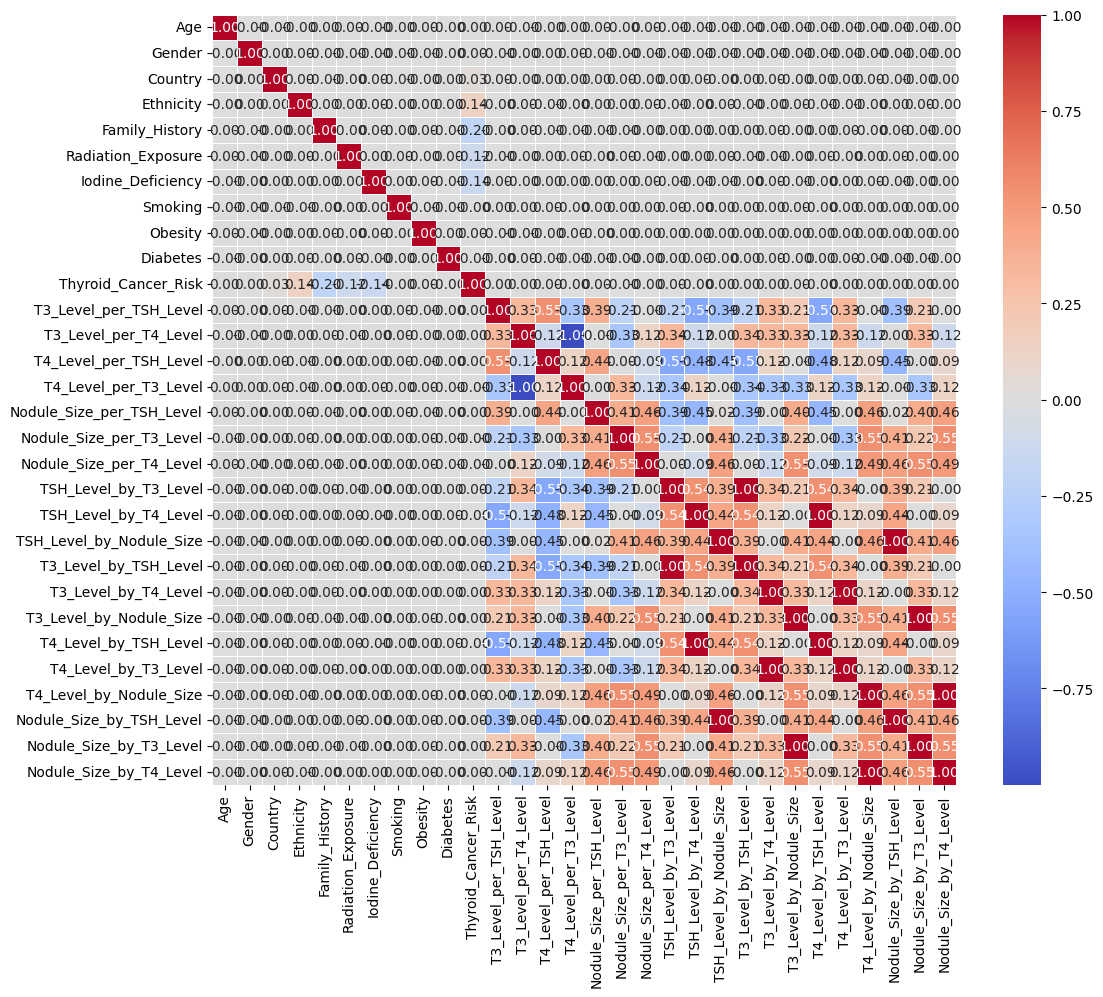
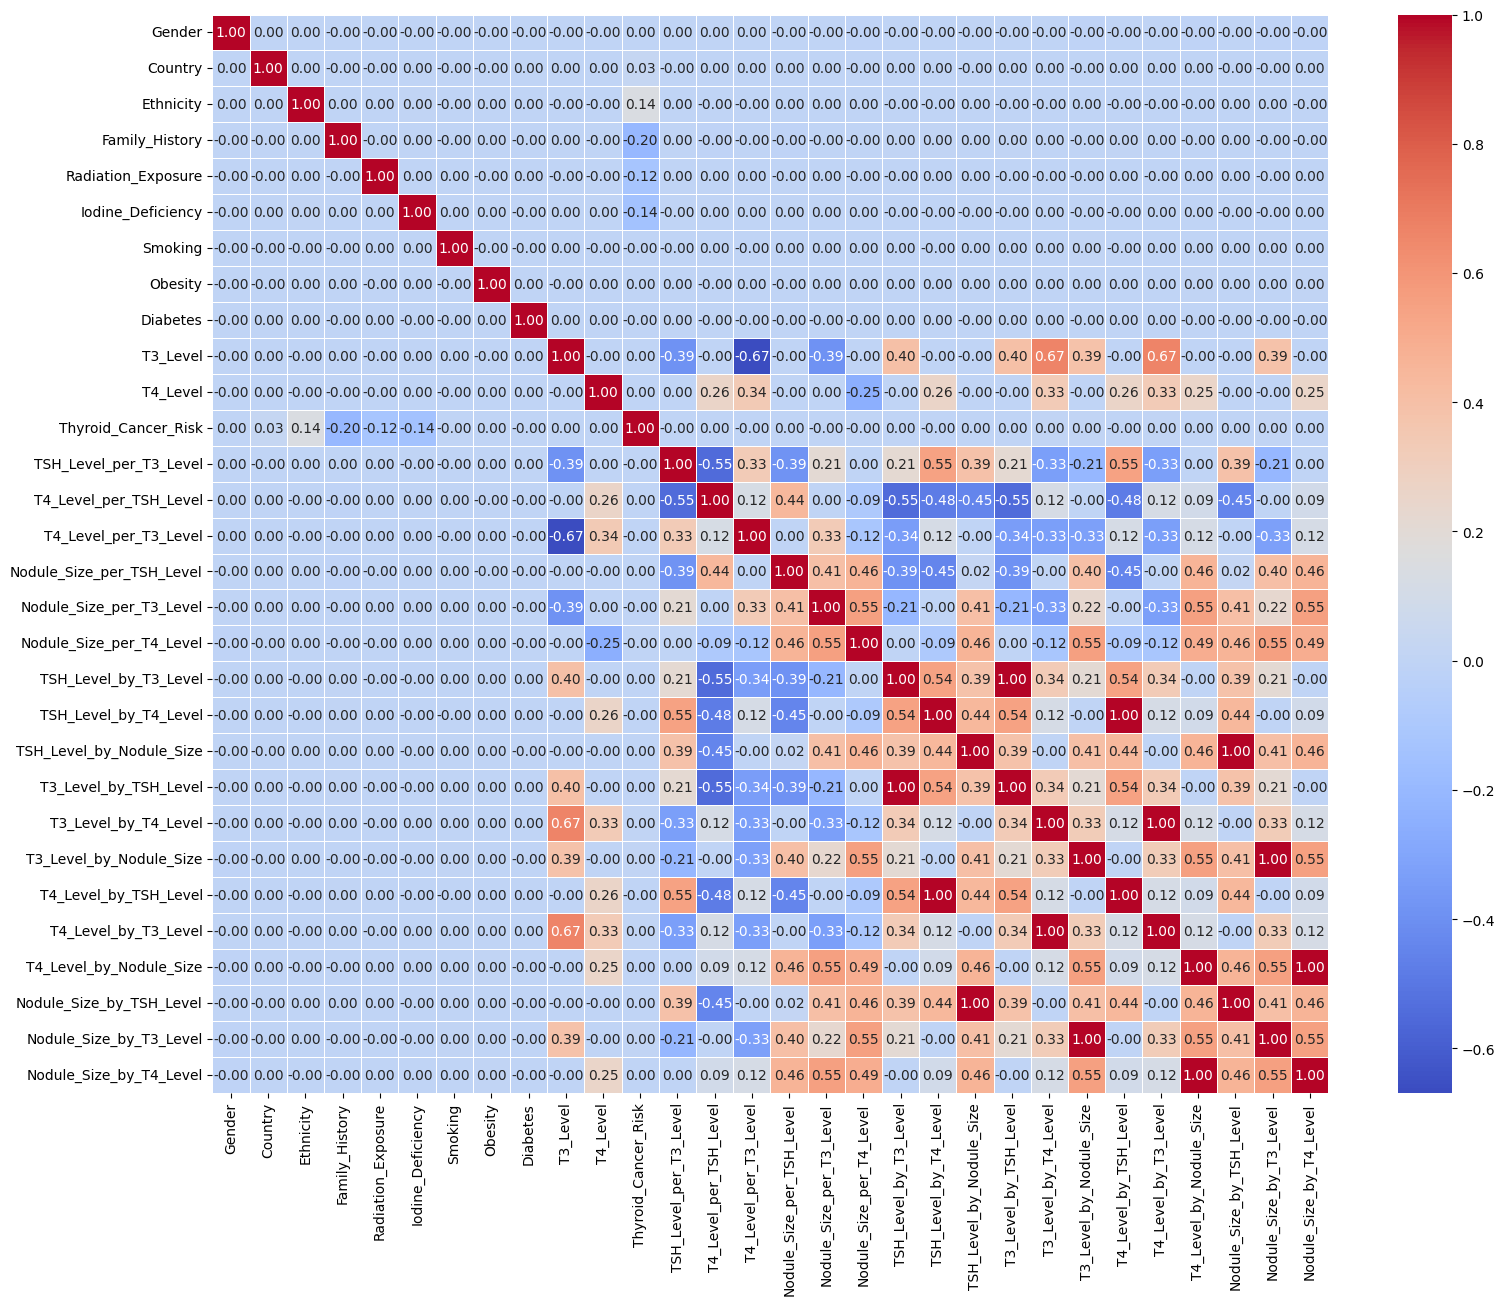
The notebook cell's code change between the first figure and the second:
--- before
+++ after
@@ -28,5 +28,5 @@
 useful_feats_X = top_feats_X.loc[:, :]
 useful_feats_corr = useful_feats_X.corr('kendall')  # Linear(pearson) to target; Nonlinear(kendall|spearman) to target
-plt.figure(figsize=(12, 10))
+plt.figure(figsize=(18, 14))
 sbn.heatmap(useful_feats_corr, annot=True, linewidths=0.5, fmt='.2f', cmap='coolwarm')  # cmap='coolwarm|RdBu|BrBG|PRGn|viridis|Blues|Greens|Oranges|rocket|tab10|Set1|Pastel1|Accent'
 plt.show()  # figsize(inch, inch); (-ve corr., 0, +ve corr.)
@@ -51,5 +51,5 @@
 useful_feats_X = temp_df.copy()
 useful_feats_corr = useful_feats_X.corr('kendall')  # Linear(pearson) to target; Nonlinear(kendall|spearman) to target
-plt.figure(figsize=(10, 8))
+plt.figure(figsize=(16, 12))
 sbn.heatmap(useful_feats_corr, annot=True, linewidths=0.5, fmt='.2f', cmap='coolwarm')  # cmap='coolwarm|RdBu|BrBG|PRGn|viridis|Blues|Greens|Oranges|rocket|tab10|Set1|Pastel1|Accent'
 plt.show()  # figsize(inch, inch); (-ve corr., 0, +ve corr.)

Commit: Increase feature heatmap figsize